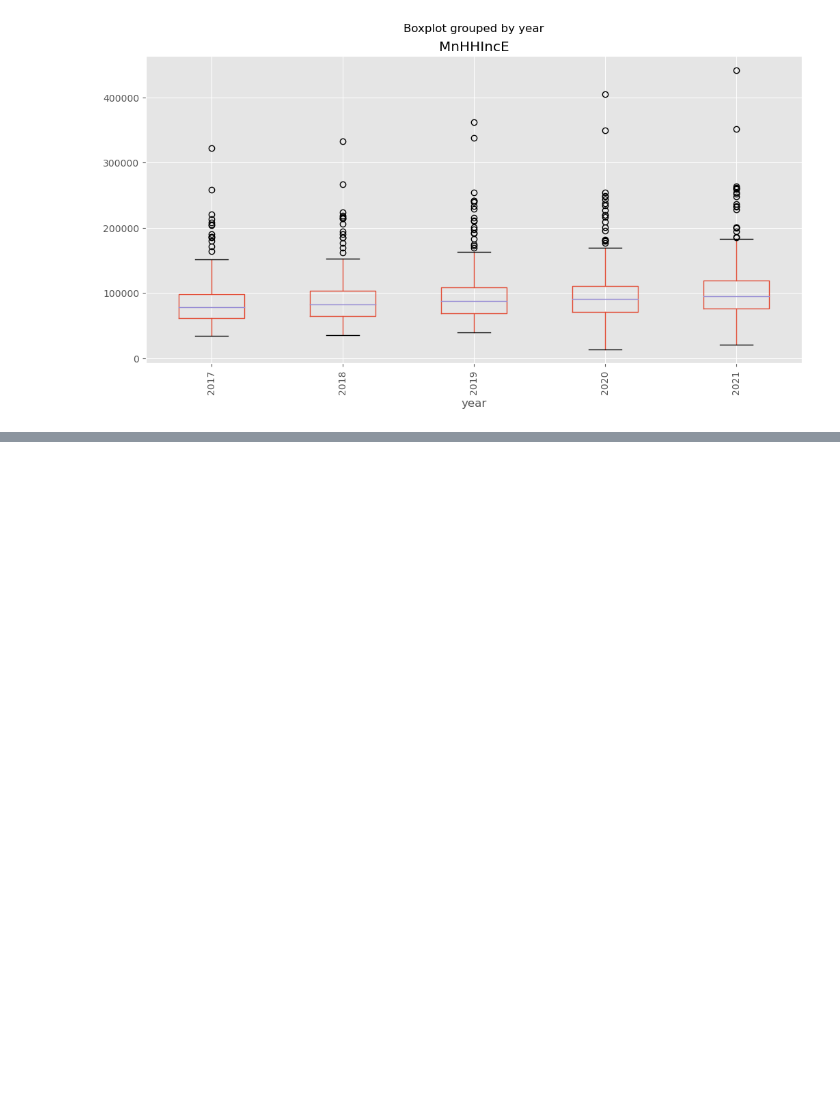
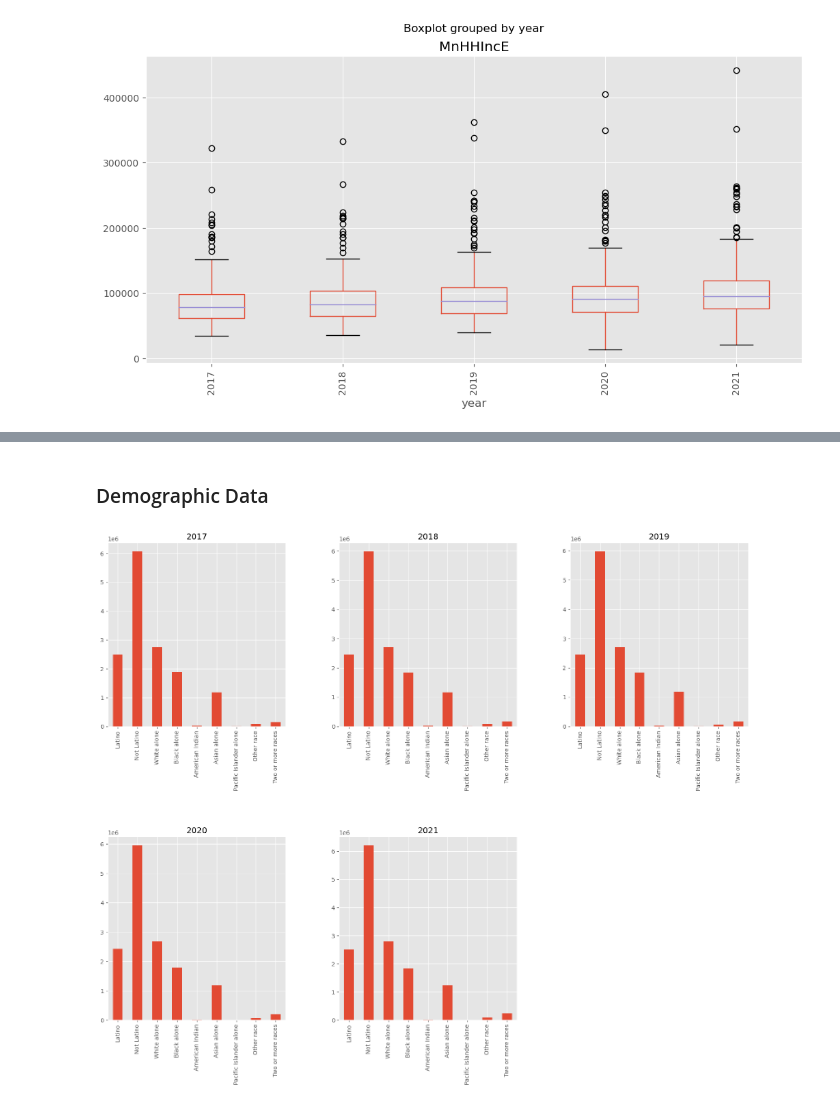
Before and after one commit to FranziskaMarie/Evictions-NYC, a Jupyter notebook: social_test.ipynb, the cells around one changed output, grey strips where cells are left out. Saved outputs shown, nothing was run; the diff lists cells and outputs as text; code cells hidden in the pictures; blank space fills up the shorter version.

Commit message:
With demographic

```diff
--- a/social_test.ipynb
+++ b/social_test.ipynb
@@ -273,0 +309,29 @@ plt.xticks(rotation=90);
+# %% [markdown]
+### Demographic Data
+# %%
+dem2017 = pd.read_excel('demographic_data\demo_2017_acs5yr_nta.xlsx')
+dem2018 = pd.read_excel('demographic_data\demo_2018_acs5yr_nta.xlsx')
+dem2019 = pd.read_excel('demographic_data\demo_2019_acs5yr_nta.xlsx')
+dem2020 = pd.read_excel('demographic_data\demo_2020_acs5yr_nta.xlsx')
+dem2021 = pd.read_excel('demographic_data\demo_2021_acs5yr_nta.xlsx')
+# %%
+dem_2017 = dem2017[["Hsp1E", "NHspE", "WtNHE", "BlNHE", "AIANNHE", "AsnNHE", "NHPINHE", "OthNHE", "Rc2plNHE"]]
+dem_2018 = dem2018[["Hsp1E", "NHspE", "WtNHE", "BlNHE", "AIANNHE", "AsnNHE", "NHPINHE", "OthNHE", "Rc2plNHE"]]
+dem_2019 = dem2019[["Hsp1E", "NHspE", "WtNHE", "BlNHE", "AIANNHE", "AsnNHE", "NHPINHE", "OthNHE", "Rc2plNHE"]]
+dem_2020 = dem2020[["Hsp1E", "NHspE", "WtNHE", "BlNHE", "AIANNHE", "AsnNHE", "NHPINHE", "OthNHE", "Rc2plNHE"]]
+dem_2021 = dem2021[["Hsp1E", "NHspE", "WtNHE", "BlNHE", "AIANNHE", "AsnNHE", "NHPINHE", "OthNHE", "Rc2plNHE"]]
+demo_all = [dem_2017, dem_2018, dem_2019, dem_2020, dem_2021]
+# %%
+plt.figure(figsize=(20, 15))
+plt.subplots_adjust(wspace=0.3)
+plt.subplots_adjust(hspace=0.6)
+title_year =['2017','2018','2019','2020','2021']
+
+for n, category in enumerate(demo_all):
+    ax = plt.subplot(2, 3, n + 1)
+    demo_all[n].sum().plot.bar(ax=ax)
+    ax.set_xticklabels(['Latino', 'Not Latino', 'White alone','Black alone','American Indian','Asian alone','Pacific Islander alone','Other race','Two or more races'], rotation=90)
+
+    ax.set_title(title_year[n])
+# %% [output]
+[figure, added]
```
Also changed, not shown: parts of 20 cells of this notebook.
